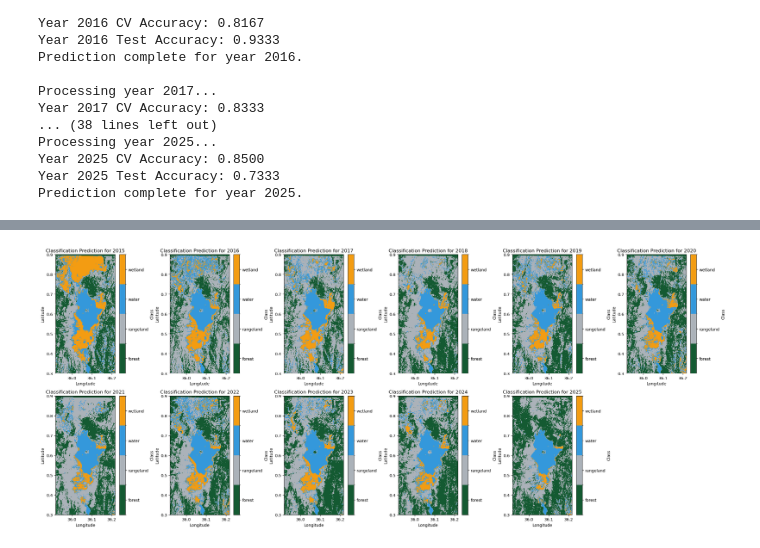
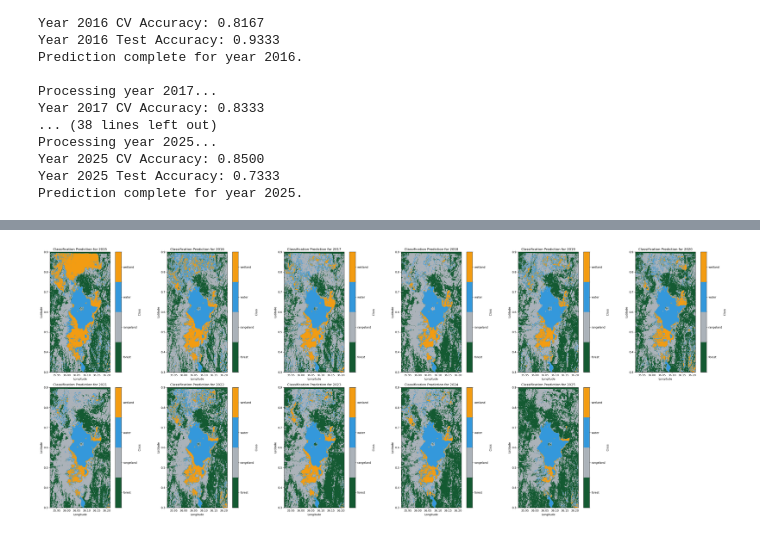
Before and after one commit to Ethel-Ogallo/wetland_delineation, a Jupyter notebook: Wetland_delienation/wetland_delineation_202507.ipynb, the cells around one changed output, grey strips where cells are left out. Cells and saved outputs as stored; diff of their text form; code cells hidden in the pictures.

```diff
--- a/Wetland_delienation/wetland_delineation_202507.ipynb
+++ b/Wetland_delienation/wetland_delineation_202507.ipynb
@@ -754,7 +794,7 @@ Prediction complete for year 2025.
 # %%
 import seaborn as sns
 
-year = 2015  # change as needed
+year = 2020  # change as needed
 
 le = metrics_by_year[year]['label_encoder']
 y_test = metrics_by_year[year]['y_test']
@@ -827,32 +867,32 @@ norm = BoundaryNorm(np.arange(len(labels)+1)-0.5, cmap.N)
 extent = (xmin, xmax, ymin, ymax)
 
 
 # Define subplot grid size (2 rows, adjust columns)
 nrows = 2
 ncols = (n_years + 1) // 2
 
-fig, axes = plt.subplots(nrows, ncols, figsize=(4*ncols, 5*nrows))
+fig, axes = plt.subplots(nrows, ncols, figsize=(6*ncols, 7*nrows))
 axes = axes.flatten()
 
 for ax, year in zip(axes, years):
     pred_img = predictions_by_year[year]['pred_img']
 
     im = ax.imshow(pred_img, cmap=cmap, norm=norm, extent=extent, origin='upper')
     ax.set_title(f"Classification Prediction for {year}")
     ax.set_xlabel("Longitude")
     ax.set_ylabel("Latitude")
     ax.set_aspect('equal')
 
     # Add colorbar per subplot (optional: can add one global colorbar outside loop)
     cbar = fig.colorbar(im, ax=ax, ticks=np.arange(len(labels)))
     cbar.ax.set_yticklabels(labels)
     cbar.set_label("Class")
 
 # Remove empty subplots if any
 for ax in axes[n_years:]:
     ax.axis('off')
 
 plt.tight_layout()
 plt.show()
 # %% [output]
-[figure, old version]
+[figure, new version]
```
Also changed, not shown: parts of 4 cells of this notebook, 1 other file.
